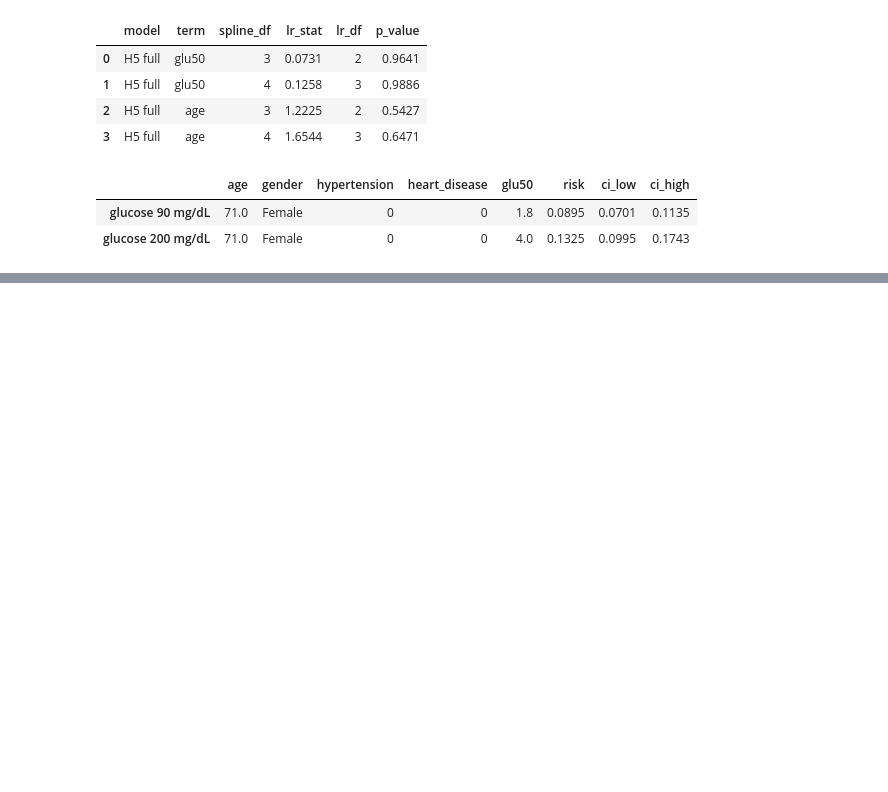
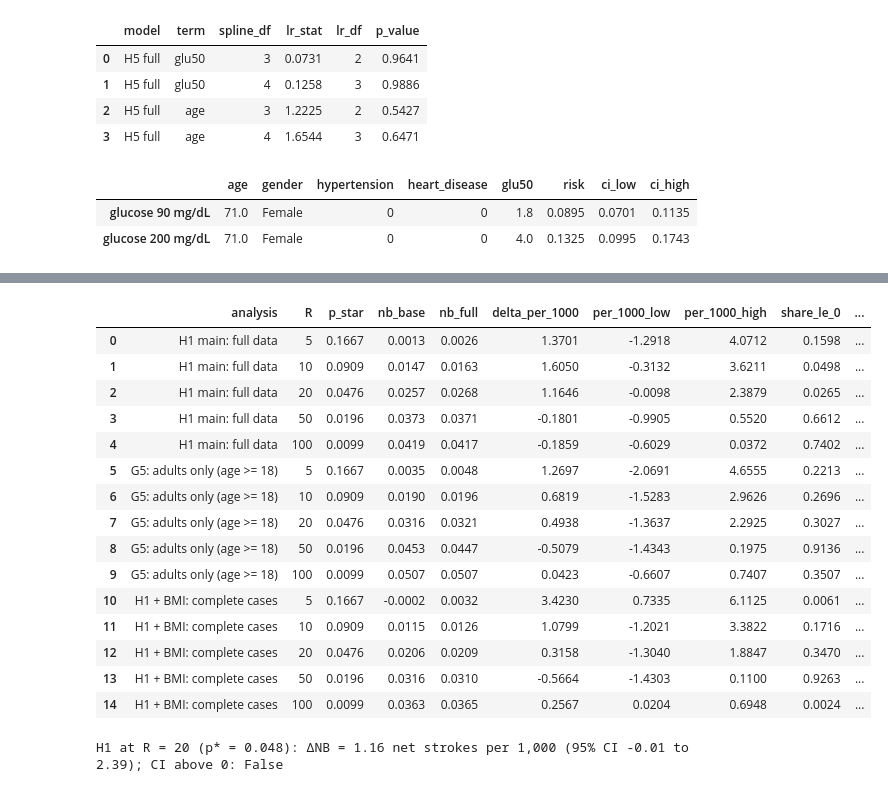
Before and after one commit to pcismyname/Stroke_Prediction_MAS, a Jupyter notebook: notebooks/05_hypothesis_tests.ipynb, the cells around one changed output, grey strips where cells are left out. Saved outputs shown, nothing was run; the diff lists cells and outputs as text; code cells hidden in the pictures; blank space fills up the shorter version.

```diff
--- a/notebooks/05_hypothesis_tests.ipynb
+++ b/notebooks/05_hypothesis_tests.ipynb
@@ -374,0 +381,36 @@ display(h5_risk.round(4))
+# %%
+from src.config import COST_RATIO, COST_RATIO_GRID
+from src.hypotheses import delta_nb
+
+nb_parts = []
+for label, oof_h in [("H1 main: full data", h1_oof), ("G5: adults only (age >= 18)", g5_oof),
+                     ("H1 + BMI: complete cases", bmi_oof)]:
+    d = delta_nb(oof_h, COST_RATIO_GRID)
+    d.insert(0, "analysis", label)
+    nb_parts.append(d)
+h1_nb = pd.concat(nb_parts, ignore_index=True)
+h1_nb.to_csv(TABLES / "hyp_h1_delta_nb.csv", index=False)
+display(h1_nb[["analysis", "R", "p_star", "nb_base", "nb_full", "delta_per_1000",
+               "per_1000_low", "per_1000_high", "share_le_0", "ci_above_0"]].round(4))
+
+main = h1_nb[(h1_nb["analysis"] == "H1 main: full data") & (h1_nb["R"] == COST_RATIO)].iloc[0]
+print(f"H1 at R = {COST_RATIO} (p* = {main['p_star']:.3f}): ΔNB = {main['delta_per_1000']:.2f} net strokes "
+      f"per 1,000 (95% CI {main['per_1000_low']:.2f} to {main['per_1000_high']:.2f}); CI above 0: {main['ci_above_0']}")
+# %% [output]
+|  | analysis | R | p_star | nb_base | nb_full | delta_per_1000 | per_1000_low | per_1000_high | share_le_0 | ... |
+| 0 | H1 main: full data | 5 | 0.1667 | 0.0013 | 0.0026 | 1.3701 | -1.2918 | 4.0712 | 0.1598 | ... |
+| 1 | H1 main: full data | 10 | 0.0909 | 0.0147 | 0.0163 | 1.6050 | -0.3132 | 3.6211 | 0.0498 | ... |
+| 2 | H1 main: full data | 20 | 0.0476 | 0.0257 | 0.0268 | 1.1646 | -0.0098 | 2.3879 | 0.0265 | ... |
+| 3 | H1 main: full data | 50 | 0.0196 | 0.0373 | 0.0371 | -0.1801 | -0.9905 | 0.5520 | 0.6612 | ... |
+| 4 | H1 main: full data | 100 | 0.0099 | 0.0419 | 0.0417 | -0.1859 | -0.6029 | 0.0372 | 0.7402 | ... |
+| 5 | G5: adults only (age >= 18) | 5 | 0.1667 | 0.0035 | 0.0048 | 1.2697 | -2.0691 | 4.6555 | 0.2213 | ... |
+| 6 | G5: adults only (age >= 18) | 10 | 0.0909 | 0.0190 | 0.0196 | 0.6819 | -1.5283 | 2.9626 | 0.2696 | ... |
+| 7 | G5: adults only (age >= 18) | 20 | 0.0476 | 0.0316 | 0.0321 | 0.4938 | -1.3637 | 2.2925 | 0.3027 | ... |
+| 8 | G5: adults only (age >= 18) | 50 | 0.0196 | 0.0453 | 0.0447 | -0.5079 | -1.4343 | 0.1975 | 0.9136 | ... |
+| 9 | G5: adults only (age >= 18) | 100 | 0.0099 | 0.0507 | 0.0507 | 0.0423 | -0.6607 | 0.7407 | 0.3507 | ... |
+| 10 | H1 + BMI: complete cases | 5 | 0.1667 | -0.0002 | 0.0032 | 3.4230 | 0.7335 | 6.1125 | 0.0061 | ... |
+| 11 | H1 + BMI: complete cases | 10 | 0.0909 | 0.0115 | 0.0126 | 1.0799 | -1.2021 | 3.3822 | 0.1716 | ... |
+| 12 | H1 + BMI: complete cases | 20 | 0.0476 | 0.0206 | 0.0209 | 0.3158 | -1.3040 | 1.8847 | 0.3470 | ... |
+| 13 | H1 + BMI: complete cases | 50 | 0.0196 | 0.0316 | 0.0310 | -0.5664 | -1.4303 | 0.1100 | 0.9263 | ... |
+| 14 | H1 + BMI: complete cases | 100 | 0.0099 | 0.0363 | 0.0365 | 0.2567 | 0.0204 | 0.6948 | 0.0024 | ... |
+H1 at R = 20 (p* = 0.048): ΔNB = 1.16 net strokes per 1,000 (95% CI -0.01 to 2.39); CI above 0: False
```
Also changed, not shown: parts of 5 cells of this notebook, 12 other files.
